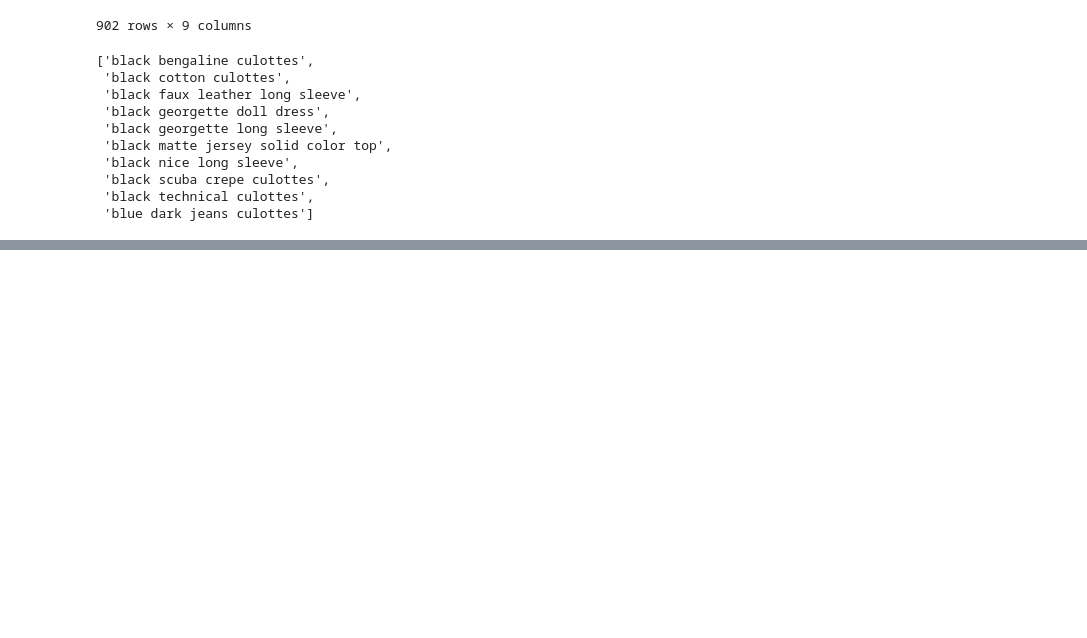
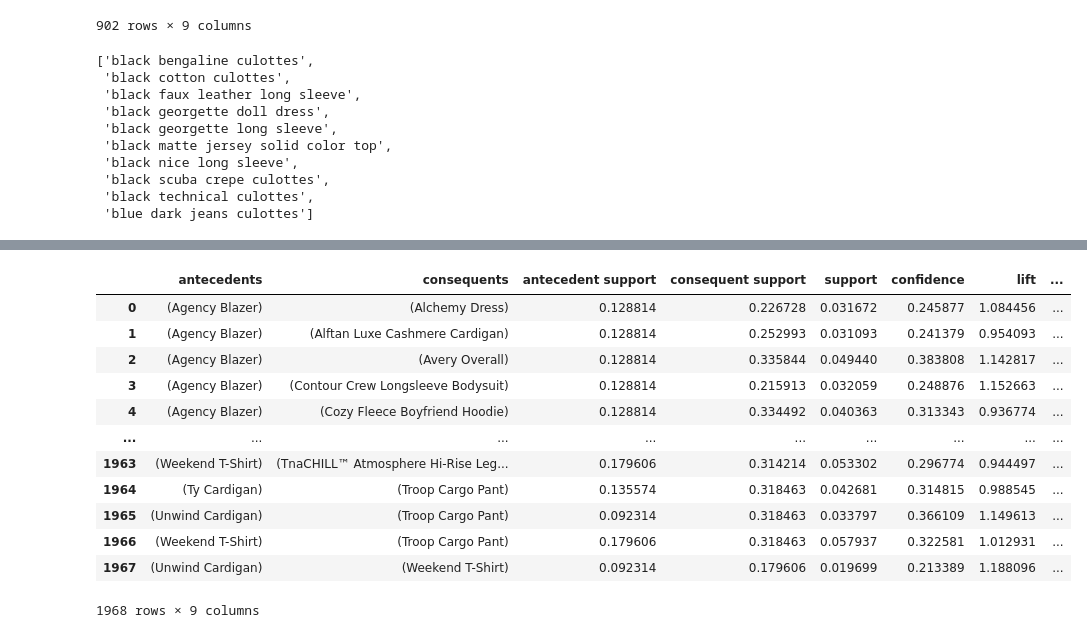
Before and after one commit to shlrley/girlCode, a Jupyter notebook: eda/eda_nb.ipynb, the cells around one changed output, grey strips where cells are left out. Drawn from its saved outputs; the diff is of its cells as text; code cells hidden in the pictures; blank space fills up the shorter version.

```diff
--- a/eda/eda_nb.ipynb
+++ b/eda/eda_nb.ipynb
@@ -369,0 +389,3 @@ rules.loc[rules['antecedents'] == 'black acrylic maxi']['consequents'].tolist()
+# %%
+aritzia = aritzia.groupby('customer').filter(lambda x: (len(x)>10))
+aritzia
@@ -369,0 +406,3 @@ rules.loc[rules['antecedents'] == 'black acrylic maxi']['consequents'].tolist()
+# %%
+aritzia = aritzia.groupby(['customer', 'aritzia']).size().unstack(fill_value=0).astype(bool)
+aritzia = aritzia.reset_index(0).reset_index(drop=True)
@@ -369,0 +425,3 @@ rules.loc[rules['antecedents'] == 'black acrylic maxi']['consequents'].tolist()
+# %%
+aritzia = aritzia.drop(columns=['customer'])
+aritzia
@@ -369,0 +442,3 @@ rules.loc[rules['antecedents'] == 'black acrylic maxi']['consequents'].tolist()
+# %%
+a_common_items = apriori(aritzia, min_support=0.01, max_len=2, use_colnames=True, verbose=1)
+a_common_items
@@ -369,0 +460,17 @@ rules.loc[rules['antecedents'] == 'black acrylic maxi']['consequents'].tolist()
+# %%
+ar_rules = association_rules(a_common_items, metric="confidence", min_threshold=0.2)
+ar_rules
+# %% [output]
+|  | antecedents | consequents | antecedent support | consequent support | support | confidence | lift | ... |
+| 0 | (Agency Blazer) | (Alchemy Dress) | 0.128814 | 0.226728 | 0.031672 | 0.245877 | 1.084456 | ... |
+| 1 | (Agency Blazer) | (Alftan Luxe Cashmere Cardigan) | 0.128814 | 0.252993 | 0.031093 | 0.241379 | 0.954093 | ... |
+| 2 | (Agency Blazer) | (Avery Overall) | 0.128814 | 0.335844 | 0.049440 | 0.383808 | 1.142817 | ... |
+| 3 | (Agency Blazer) | (Contour Crew Longsleeve Bodysuit) | 0.128814 | 0.215913 | 0.032059 | 0.248876 | 1.152663 | ... |
+| 4 | (Agency Blazer) | (Cozy Fleece Boyfriend Hoodie) | 0.128814 | 0.334492 | 0.040363 | 0.313343 | 0.936774 | ... |
+| ... | ... | ... | ... | ... | ... | ... | ... | ... |
+| 1963 | (Weekend T-Shirt) | (TnaCHILL™ Atmosphere Hi-Rise Leg... | 0.179606 | 0.314214 | 0.053302 | 0.296774 | 0.944497 | ... |
+| 1964 | (Ty Cardigan) | (Troop Cargo Pant) | 0.135574 | 0.318463 | 0.042681 | 0.314815 | 0.988545 | ... |
+| 1965 | (Unwind Cardigan) | (Troop Cargo Pant) | 0.092314 | 0.318463 | 0.033797 | 0.366109 | 1.149613 | ... |
+| 1966 | (Weekend T-Shirt) | (Troop Cargo Pant) | 0.179606 | 0.318463 | 0.057937 | 0.322581 | 1.012931 | ... |
+| 1967 | (Unwind Cardigan) | (Weekend T-Shirt) | 0.092314 | 0.179606 | 0.019699 | 0.213389 | 1.188096 | ... |
+1968 rows × 9 columns
```
Also changed, not shown: parts of 10 cells of this notebook, 11 other files.
